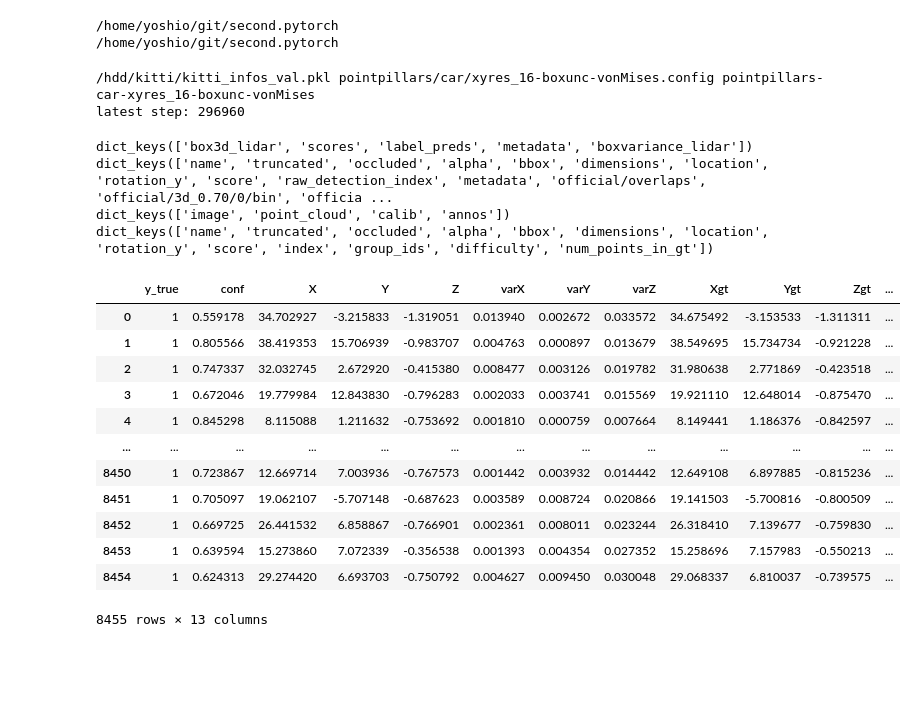
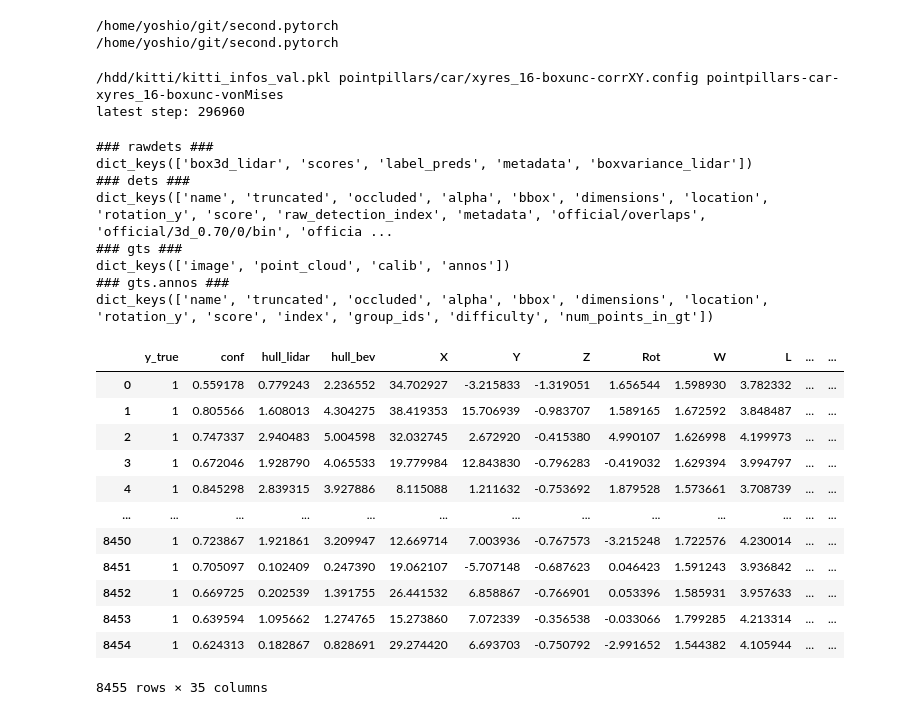
Before and after one commit to Yosshi999/ProbPointPillars, a Jupyter notebook: notebooks/RegressionCalibration.ipynb, the cells around one changed output. Saved outputs shown, nothing was run; the diff lists cells and outputs as text; code cells hidden in the pictures; blank space fills up the shorter version.

```diff
--- a/notebooks/RegressionCalibration.ipynb
+++ b/notebooks/RegressionCalibration.ipynb
@@ -323,7 +52,8 @@ def show_calibration(y_true, y_pred, variance_pred, n_bins):
     plt.show()
 # %%
 KITTI_INFO = Path(os.environ.get("KITTI_INFO", "/hdd/kitti/kitti_infos_val.pkl"))
-CONF = os.environ.get("CONF", "pointpillars/car/xyres_16-boxunc-vonMises.config")
+CONF = os.environ.get("CONF", "pointpillars/car/xyres_16-boxunc-corrXY.config")
+# MODEL = os.environ.get("MODEL", "pointpillars-car-xyres_16-boxunc-corrXY")
 MODEL = os.environ.get("MODEL", "pointpillars-car-xyres_16-boxunc-vonMises")
 print(KITTI_INFO, CONF, MODEL)
 
@@ -336,7 +66,7 @@ DATA = Path(f"./model/{MODEL}/eval_results/step_{GSTEP}/result_kitti.pkl")
 RAWDATA = Path(f"./model/{MODEL}/eval_results/step_{GSTEP}/result.pkl")
 MODEL_WEIGHT = MODEL_DIR / f"voxelnet-{GSTEP}.tckpt"
 # %% [output]
-/hdd/kitti/kitti_infos_val.pkl pointpillars/car/xyres_16-boxunc-vonMises.config pointpillars-car-xyres_16-boxunc-vonMises
+/hdd/kitti/kitti_infos_val.pkl pointpillars/car/xyres_16-boxunc-corrXY.config pointpillars-car-xyres_16-boxunc-vonMises
 latest step: 296960
 # %%
 with KITTI_INFO.open("rb") as f:
@@ -352,10 +80,18 @@ assert len(dets) == len(rawdets)
 # %%
+print("### rawdets ###")
 print(rawdets[0].keys())
+print("### dets ###")
 print(dets[0].keys())
+print("### gts ###")
 print(gts[0].keys())
+print("### gts.annos ###")
 print(gts[0]["annos"].keys())
 # %% [output]
+### rawdets ###
 dict_keys(['box3d_lidar', 'scores', 'label_preds', 'metadata', 'boxvariance_lidar'])
+### dets ###
 dict_keys(['name', 'truncated', 'occluded', 'alpha', 'bbox', 'dimensions', 'location', 'rotation_y', 'score', 'raw_detection_index', 'metadata', 'official/overlaps', 'official/3d_0.70/0/bin', 'officia ...
+### gts ###
 dict_keys(['image', 'point_cloud', 'calib', 'annos'])
+### gts.annos ###
 dict_keys(['name', 'truncated', 'occluded', 'alpha', 'bbox', 'dimensions', 'location', 'rotation_y', 'score', 'index', 'group_ids', 'difficulty', 'num_points_in_gt'])
@@ -365,16 +99,30 @@ assert all([np.allclose(det["score"], rdet["scores"][det["raw_detection_index"]]
 data = {
     "y_true": [],
     "conf": [],
+    "hull_lidar": [],
+    "hull_bev": [],
     "X": [],
     "Y": [],
     "Z": [],
+    "Rot": [],
+    "W": [], # width
+    "L": [], # longitude
+    "H": [], # height
     "varX": [],
     "varY": [],
     "varZ": [],
+    "varW": [],
+    "varL": [],
+    "varH": [],
     "Xgt": [],
     "Ygt": [],
     "Zgt": [],
+    "Wgt": [],
+    "Lgt": [],
+    "Hgt": [],
+    "Rotgt": [],
     "num_points_in_det": [],
+    "xy_correlation_pred": [],
     "sample_idx": [],
 }
 
@@ -383,6 +131,8 @@ for i, (rawdet, det, gt) in enumerate(tqdm(zip(rawdets, dets, gts), total=len(de
     mask = result != -1 # collect only tp
     data["y_true"].append(np.where(det["official/3d_0.70/2/bin"][mask] == 1, 1, 0))
     data["conf"].append(det["score"][mask])
+    data["hull_lidar"].append(det["hull_volumes_in_det"][mask])
+    data["hull_bev"].append(det["hull_bev_areas_in_det"][mask])
     raw_indices = det["raw_detection_index"][mask]
     # data["X"].append(det["location"][mask,0])
     # data["Y"].append(det["location"][mask,1])
@@ -390,45 +140,68 @@ for i, (rawdet, det, gt) in enumerate(tqdm(zip(rawdets, dets, gts), total=len(de
     data["X"].append(rawdet["box3d_lidar"][raw_indices,0])
     data["Y"].append(rawdet["box3d_lidar"][raw_indices,1])
     data["Z"].append(rawdet["box3d_lidar"][raw_indices,2])
+    data["W"].append(rawdet["box3d_lidar"][raw_indices,3])
+    data["L"].append(rawdet["box3d_lidar"][raw_indices,4])
+    data["H"].append(rawdet["box3d_lidar"][raw_indices,5])
+    data["Rot"].append(rawdet["box3d_lidar"][raw_indices, 6])
     data["varX"].append(rawdet["boxvariance_lidar"][raw_indices, 0])
     data["varY"].append(rawdet["boxvariance_lidar"][raw_indices, 1])
     data["varZ"].append(rawdet["boxvariance_lidar"][raw_indices, 2])
+    data["varW"].append(rawdet["boxvariance_lidar"][raw_indices, 3])
+    data["varL"].append(rawdet["boxvariance_lidar"][raw_indices, 4])
+    data["varH"].append(rawdet["boxvariance_lidar"][raw_indices, 5])
+    if "box_xy_correlation" in rawdet:
+        data["xy_correlation_pred"].append(rawdet["box_xy_correlation"][raw_indices, 0])
+    else:
+        data["xy_correlation_pred"].append(np.zeros_like(raw_indices))
     indices = result[mask]
     try:
         loc = gt["annos"]["location"][indices]
         dims = gt["annos"]["dimensions"][indices]
         rots = gt["annos"]["rotation_y"][indices]
         gt_boxes_camera = np.concatenate([loc, dims, rots[..., np.newaxis]], axis=1)
         rect = gt["calib"]["R0_rect"]
         Trv2c = gt["calib"]["Tr_velo_to_cam"]
         gt_boxes_lidar = box_camera_to_lidar(gt_boxes_camera, rect, Trv2c)
 
         # TODO: add variance of box[5]?
         change_box3d_center_(gt_boxes_lidar, [0.5, 0.5, 0], [0.5, 0.5, 0.5])
         data["Xgt"].append(gt_boxes_lidar[:,0])
         data["Ygt"].append(gt_boxes_lidar[:,1])
         data["Zgt"].append(gt_boxes_lidar[:,2])
+        data["Wgt"].append(gt_boxes_lidar[:,3])
+        data["Lgt"].append(gt_boxes_lidar[:,4])
+        data["Hgt"].append(gt_boxes_lidar[:,5])
+        data["Rotgt"].append(gt_boxes_lidar[:,6])
     except:
         print(indices)
         raise
     data["num_points_in_det"].append(det["num_points_in_det"][mask])
     data["sample_idx"].append(np.full(mask.sum(), i))
 
 df = pd.DataFrame({key: np.concatenate(val) for key, val in data.items()})
+df["angle"] = np.arctan2(df.Y, df.X)
+df["angle_gt"] = np.arctan2(df.Ygt, df.Xgt)
+df["angle_deg"] = np.arctan2(df.Y, df.X) * 180 / np.pi
+df["hull_lidar_ratio"] = df.hull_lidar / (df.W * df.H * df.L)
+df["hull_bev_ratio"] = df.hull_bev / (df.W * df.L)
+df["RotCam"] = (df.Rot + df.angle) % (2 * np.pi)
+df["RotCamgt"] = (df.Rotgt + df.angle_gt) % (2 * np.pi)
+df["Sigma_xy"] = df.xy_correlation_pred * np.sqrt(df.varX * df.varY)
 
 assert np.all(df.y_true == 1)
 df
 # %% [output]
-|  | y_true | conf | X | Y | Z | varX | varY | varZ | Xgt | Ygt | Zgt | ... |
-| 0 | 1 | 0.559178 | 34.702927 | -3.215833 | -1.319051 | 0.013940 | 0.002672 | 0.033572 | 34.675492 | -3.153533 | -1.311311 | ... |
-| 1 | 1 | 0.805566 | 38.419353 | 15.706939 | -0.983707 | 0.004763 | 0.000897 | 0.013679 | 38.549695 | 15.734734 | -0.921228 | ... |
-| 2 | 1 | 0.747337 | 32.032745 | 2.672920 | -0.415380 | 0.008477 | 0.003126 | 0.019782 | 31.980638 | 2.771869 | -0.423518 | ... |
-| 3 | 1 | 0.672046 | 19.779984 | 12.843830 | -0.796283 | 0.002033 | 0.003741 | 0.015569 | 19.921110 | 12.648014 | -0.875470 | ... |
-| 4 | 1 | 0.845298 | 8.115088 | 1.211632 | -0.753692 | 0.001810 | 0.000759 | 0.007664 | 8.149441 | 1.186376 | -0.842597 | ... |
+|  | y_true | conf | hull_lidar | hull_bev | X | Y | Z | Rot | W | L | ... | ... |
+| 0 | 1 | 0.559178 | 0.779243 | 2.236552 | 34.702927 | -3.215833 | -1.319051 | 1.656544 | 1.598930 | 3.782332 | ... | ... |
+| 1 | 1 | 0.805566 | 1.608013 | 4.304275 | 38.419353 | 15.706939 | -0.983707 | 1.589165 | 1.672592 | 3.848487 | ... | ... |
+| 2 | 1 | 0.747337 | 2.940483 | 5.004598 | 32.032745 | 2.672920 | -0.415380 | 4.990107 | 1.626998 | 4.199973 | ... | ... |
+| 3 | 1 | 0.672046 | 1.928790 | 4.065533 | 19.779984 | 12.843830 | -0.796283 | -0.419032 | 1.629394 | 3.994797 | ... | ... |
+| 4 | 1 | 0.845298 | 2.839315 | 3.927886 | 8.115088 | 1.211632 | -0.753692 | 1.879528 | 1.573661 | 3.708739 | ... | ... |
 | ... | ... | ... | ... | ... | ... | ... | ... | ... | ... | ... | ... | ... |
-| 8450 | 1 | 0.723867 | 12.669714 | 7.003936 | -0.767573 | 0.001442 | 0.003932 | 0.014442 | 12.649108 | 6.897885 | -0.815236 | ... |
-| 8451 | 1 | 0.705097 | 19.062107 | -5.707148 | -0.687623 | 0.003589 | 0.008724 | 0.020866 | 19.141503 | -5.700816 | -0.800509 | ... |
-| 8452 | 1 | 0.669725 | 26.441532 | 6.858867 | -0.766901 | 0.002361 | 0.008011 | 0.023244 | 26.318410 | 7.139677 | -0.759830 | ... |
-| 8453 | 1 | 0.639594 | 15.273860 | 7.072339 | -0.356538 | 0.001393 | 0.004354 | 0.027352 | 15.258696 | 7.157983 | -0.550213 | ... |
-| 8454 | 1 | 0.624313 | 29.274420 | 6.693703 | -0.750792 | 0.004627 | 0.009450 | 0.030048 | 29.068337 | 6.810037 | -0.739575 | ... |
+| 8450 | 1 | 0.723867 | 1.921861 | 3.209947 | 12.669714 | 7.003936 | -0.767573 | -3.215248 | 1.722576 | 4.230014 | ... | ... |
+| 8451 | 1 | 0.705097 | 0.102409 | 0.247390 | 19.062107 | -5.707148 | -0.687623 | 0.046423 | 1.591243 | 3.936842 | ... | ... |
+| 8452 | 1 | 0.669725 | 0.202539 | 1.391755 | 26.441532 | 6.858867 | -0.766901 | 0.053396 | 1.585931 | 3.957633 | ... | ... |
+| 8453 | 1 | 0.639594 | 1.095662 | 1.274765 | 15.273860 | 7.072339 | -0.356538 | -0.033066 | 1.799285 | 4.213314 | ... | ... |
+| 8454 | 1 | 0.624313 | 0.182867 | 0.828691 | 29.274420 | 6.693703 | -0.750792 | -2.991652 | 1.544382 | 4.105944 | ... | ... |
-8455 rows × 13 columns
+8455 rows × 35 columns
```
Also changed, not shown: parts of 19 cells of this notebook.
